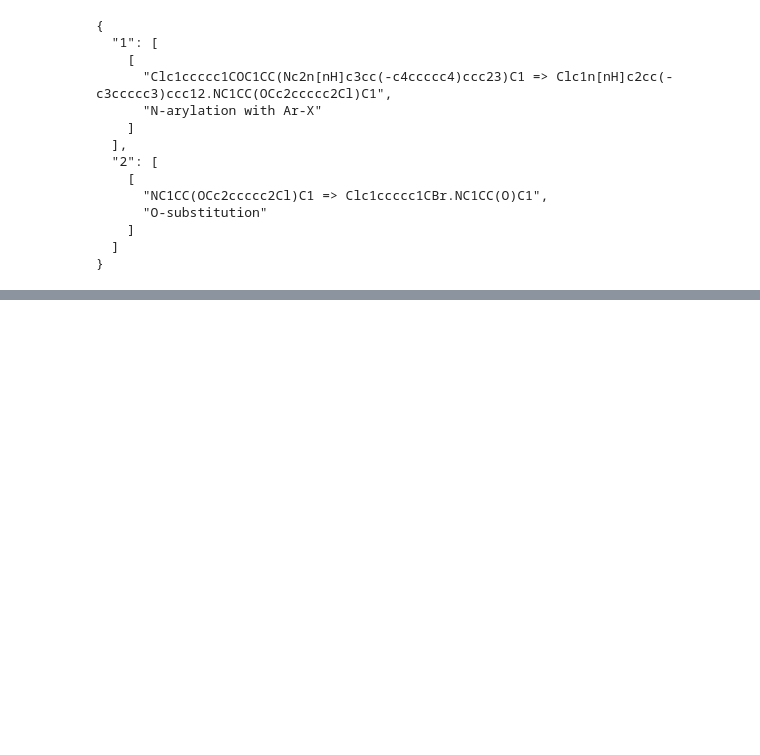
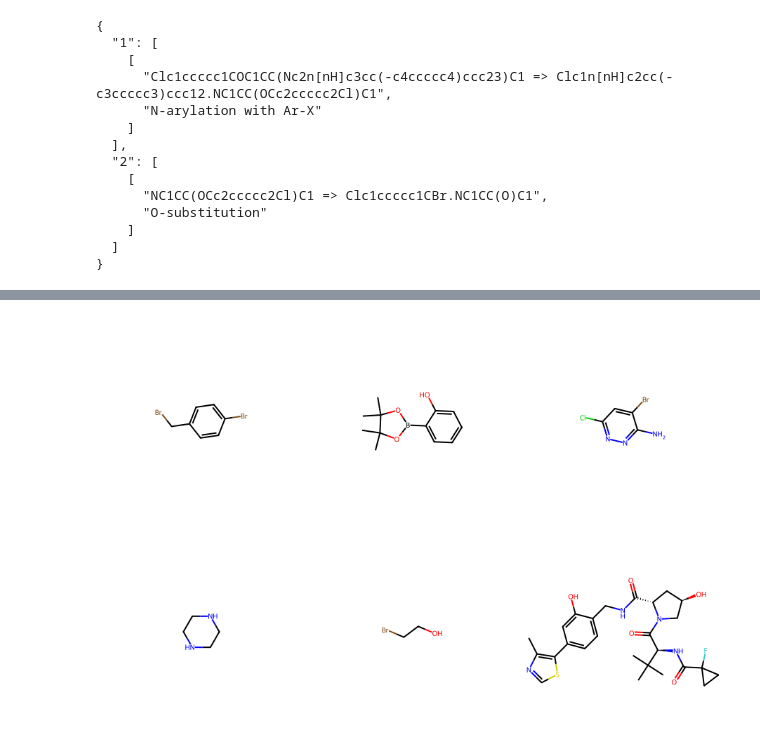
Before and after one commit to Arhs99/shallow-tree, a Jupyter notebook: synth_score_NOTEBOOK.ipynb, the cells around one changed output, grey strips where cells are left out. Cells and saved outputs as stored; diff of their text form; code cells hidden in the pictures; blank space fills up the shorter version.

```diff
--- a/synth_score_NOTEBOOK.ipynb
+++ b/synth_score_NOTEBOOK.ipynb
@@ -129,0 +144,10 @@ print(json.dumps(route, indent=2))
+# %%
+# We have already set up the Expander
+# smi needs to be passed as a list
+df = expander.context_search([smi], scaffold_str=scaffold, max_depth=5)
+# %%
+# required starting materials
+Draw.MolsToGridImage([Chem.MolFromSmiles(x) for x in df.BBs[0] if x is not None],
+                    subImgSize=(300, 300))
+# %% [output]
+[figure, added]
```
Also changed, not shown: parts of 6 cells of this notebook.
